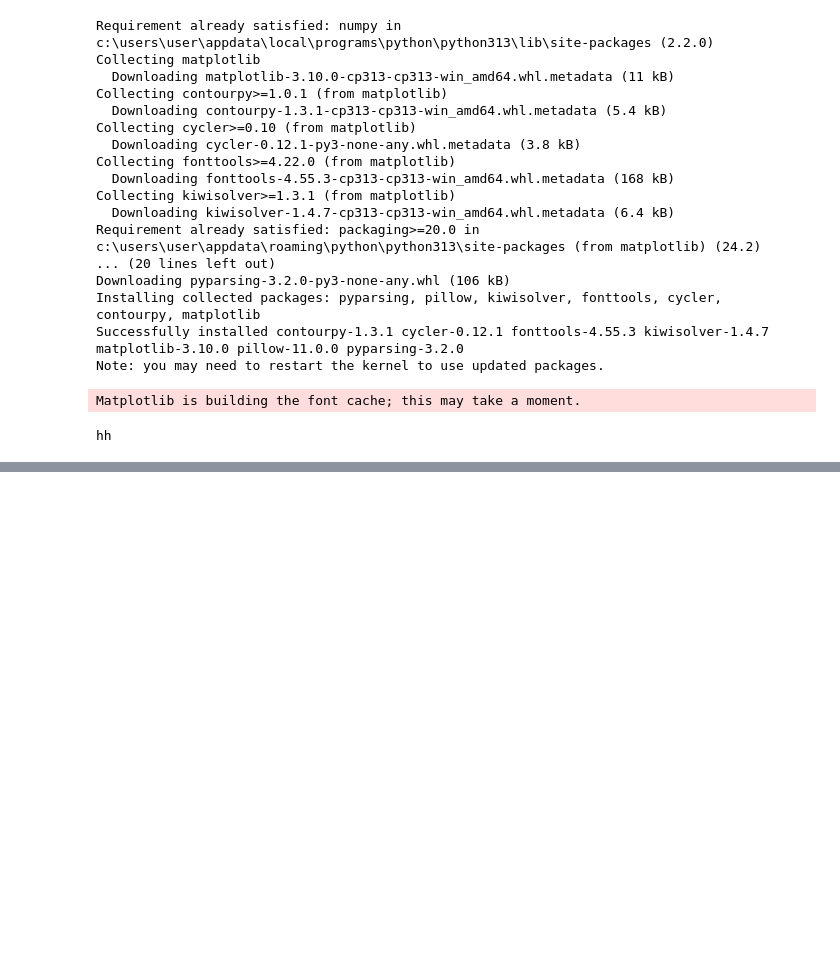
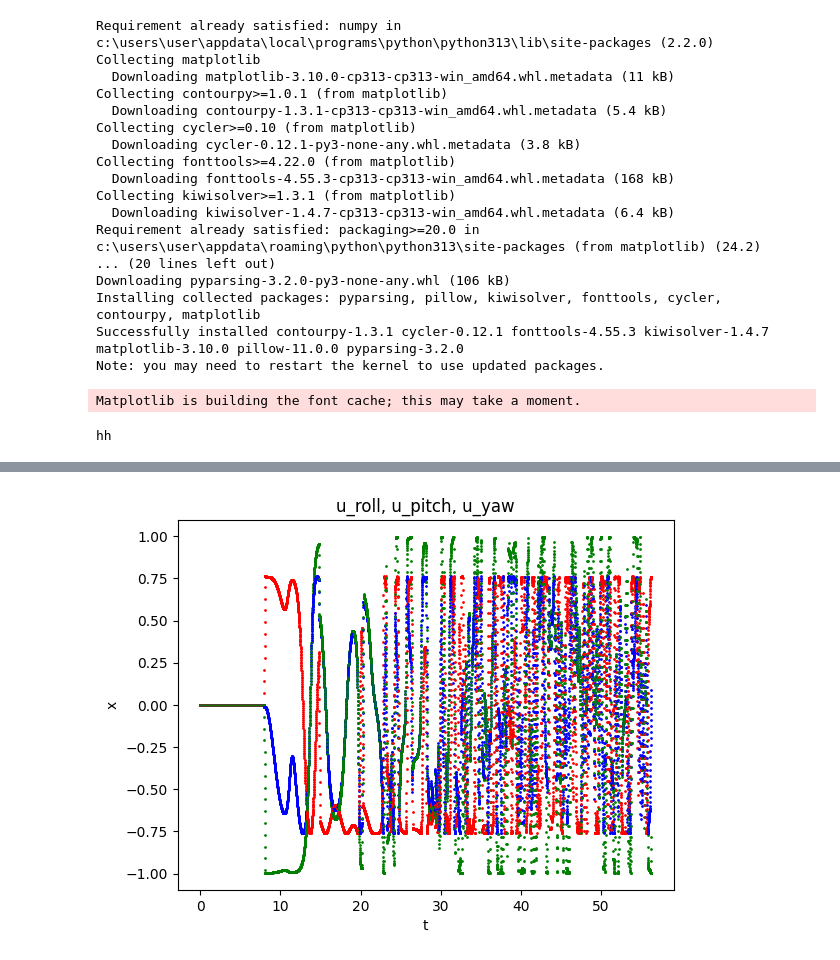
Before and after one commit to aaboiko/swarm_mavic, a Jupyter notebook: controllers/swarm_python/metrics.ipynb, the cells around one changed output, grey strips where cells are left out. Cells and saved outputs as stored; diff of their text form; code cells hidden in the pictures; blank space fills up the shorter version.

```diff
--- a/controllers/swarm_python/metrics.ipynb
+++ b/controllers/swarm_python/metrics.ipynb
@@ -49,0 +50,24 @@ plt.show()
+# %%
+with open(path, "r") as file:
+     plt.title("u_roll, u_pitch, u_yaw")
+     plt.xlabel('t')
+     plt.ylabel('x')
+     i = 0
+
+     u_roll_prev, u_pitch_prev, u_yaw_prev = 0, 0, 0
+
+     for line in file:
+        nums = [float(item) for item in line.rstrip().split(' ')]
+        x, y, z, roll, pitch, yaw, u_roll, u_pitch, u_yaw, target_alt = nums
+
+        if i > 0 and i % 10 == 0:
+            t = 0.008 * i
+            plt.scatter(t, u_roll, s=1, color='blue')
+            plt.scatter(t, u_pitch, s=1, color='red')
+            plt.scatter(t, u_yaw, s=1, color='green')
+
+        i += 1
+
+plt.show()
+# %% [output]
+[figure, added]
```
Also changed, not shown: parts of 1 cell of this notebook, 2 other files.
